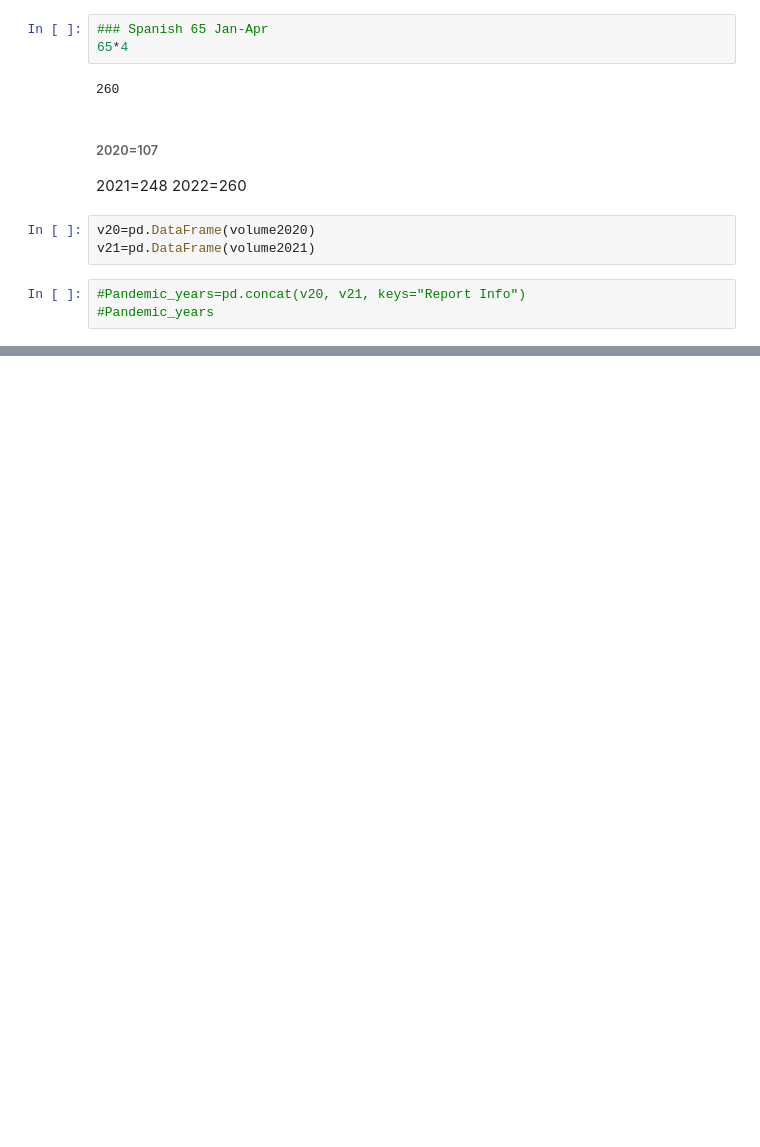
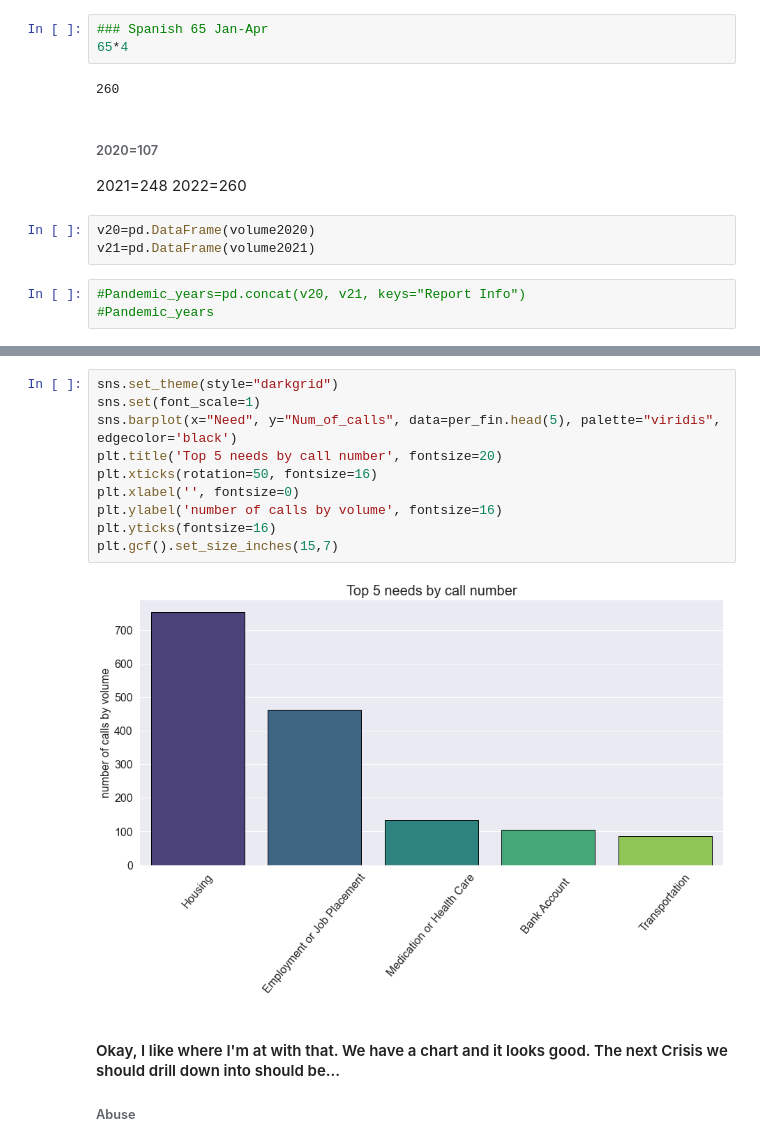
Before and after one commit to NSS-Data-Analytics-Cohort-6/fcs-crisis-data-campers, a Jupyter notebook: notebook/CD_DC-Ulitimate_Crisis.ipynb, the cells around one changed output, grey strips where cells are left out. Drawn from its saved outputs; the diff is of its cells as text; blank space fills up the shorter version.

Commit message:
Clean up and working on drilling into financial needs

```diff
--- a/notebook/CD_DC-Ulitimate_Crisis.ipynb
+++ b/notebook/CD_DC-Ulitimate_Crisis.ipynb
@@ -717,0 +666,15 @@ plt.gcf().set_size_inches(15,7)
+# %%
+sns.set_theme(style="darkgrid")
+sns.set(font_scale=1)
+sns.barplot(x="Need", y="Num_of_calls", data=per_fin.head(5), palette="viridis", edgecolor='black')
+plt.title('Top 5 needs by call number', fontsize=20)
+plt.xticks(rotation=50, fontsize=16)
+plt.xlabel('', fontsize=0)
+plt.ylabel('number of calls by volume', fontsize=16)
+plt.yticks(fontsize=16)
+plt.gcf().set_size_inches(15,7)
+# %% [output]
+[figure, added]
+# %% [markdown]
+#### Okay, I like where I'm at with that. We have a chart and it looks good. The next Crisis we should drill down into should be...
+###### Abuse
```
Also changed, not shown: parts of 69 cells of this notebook.
